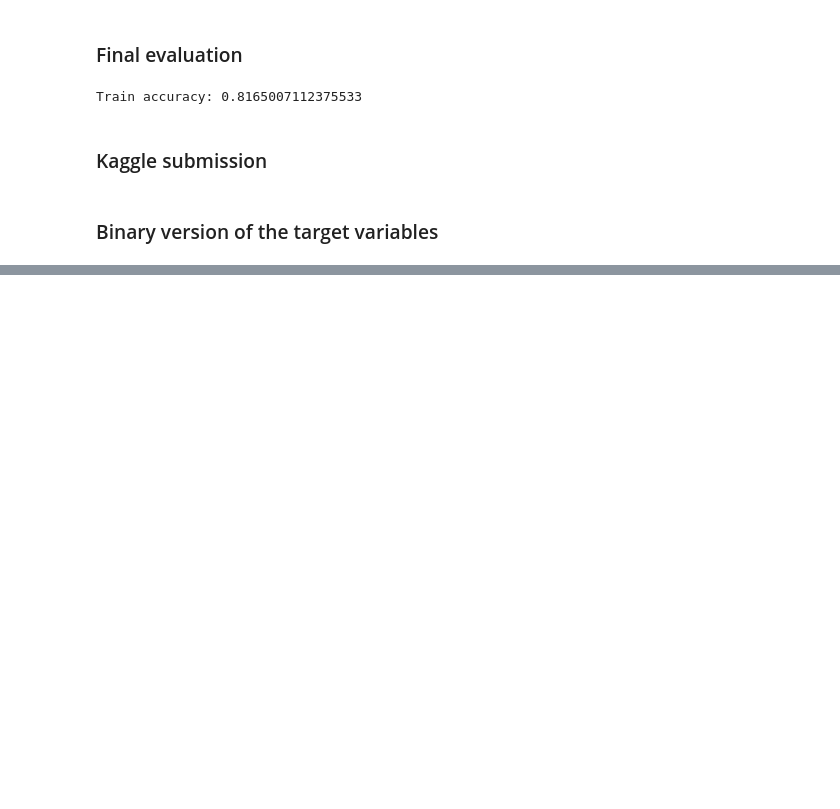
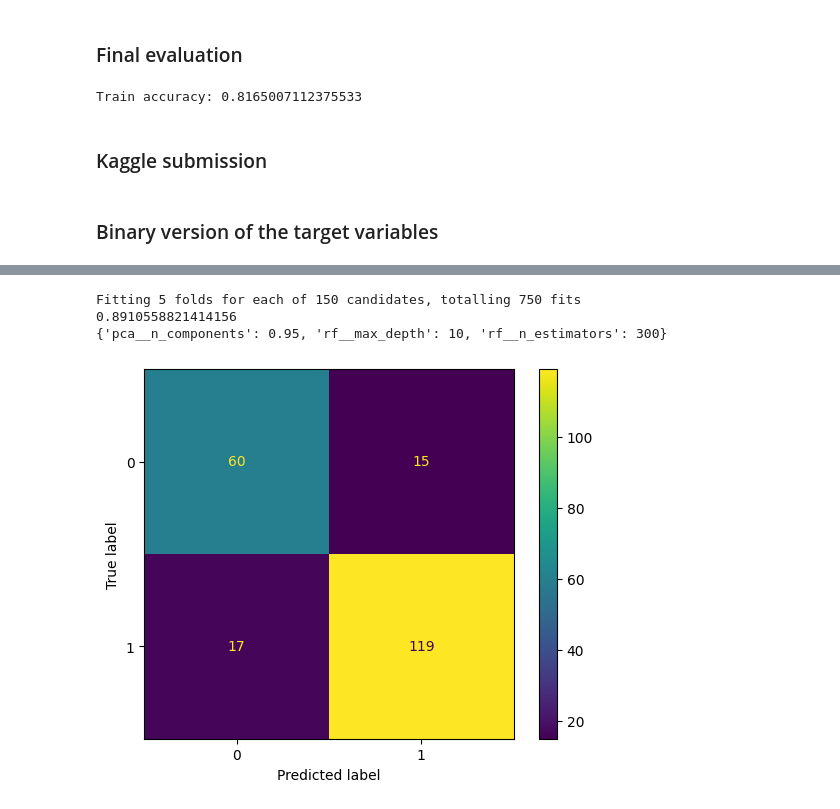
Before and after one commit to bardpedersen/DAT200, a Jupyter notebook: Assignment/Assignment_4/CA4.ipynb, the cells around one changed output, grey strips where cells are left out. Saved outputs shown, nothing was run; the diff lists cells and outputs as text; code cells hidden in the pictures; blank space fills up the shorter version.

```diff
--- a/Assignment/Assignment_4/CA4.ipynb
+++ b/Assignment/Assignment_4/CA4.ipynb
@@ -388 +419,43 @@ index
 296        4.306892  4.837404          0
+# %%
+# Split the data into X and y
+y = df['Diagnosis']
+X = df.drop(columns=['Diagnosis'])
+
+# Split into training and test set
+X_train, X_test, y_train, y_test = train_test_split(X, y, test_size=0.3, stratify=y, random_state=42)
+
+# Create a pipeline
+pipeline_rf = Pipeline([('preprocessor', ColumnTransformer(
+                            transformers=[('num', StandardScaler(), numerical_column)],
+                            remainder='passthrough')),
+                        ('pca', PCA()), # Choose the number of PCA components that cover 95% of the variance.
+                        ('rf', RandomForestClassifier(random_state=1))])
+
+param_grid = {'rf__n_estimators': [100, 200, 300, 400, 500],
+                'rf__max_depth': [10, 20, 30, 40, 50, 60, 70, 80, 90, 100],
+                'pca__n_components': [0.85, 0.90, 0.95]}
+
+gs_rf = GridSearchCV(estimator=pipeline_rf,
+                  param_grid=param_grid,
+                  scoring='f1_macro',
+                  cv=5,
+                  n_jobs=-1,
+                  verbose=1)
+
+gs_rf_res = gs_rf.fit(X_train, y_train)
+# Print results
+print(gs_rf_res.best_score_)
+print(gs_rf_res.best_params_)
+# %% [output]
+Fitting 5 folds for each of 150 candidates, totalling 750 fits
+0.8910558821414156
+{'pca__n_components': 0.95, 'rf__max_depth': 10, 'rf__n_estimators': 300}
+# %%
+best_clf = gs_rf_res.best_estimator_
+best_clf.fit(X_train, y_train)
+y_pred = best_clf.predict(X_test)
+ConfusionMatrixDisplay.from_predictions(y_test, y_pred)
+plt.show()
+# %% [output]
+[figure, added]
```
Also changed, not shown: parts of 11 cells of this notebook, 2 other files.
